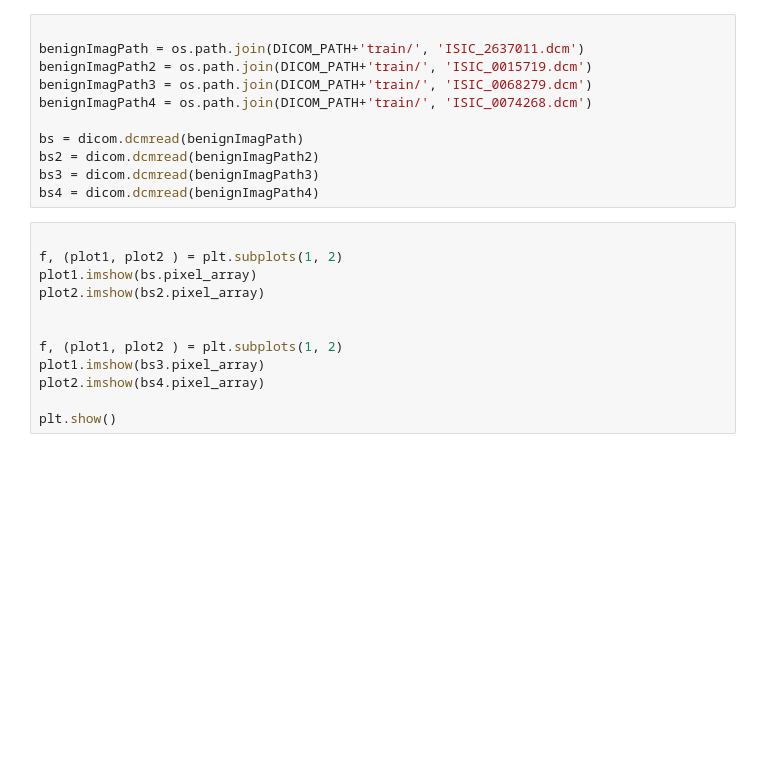
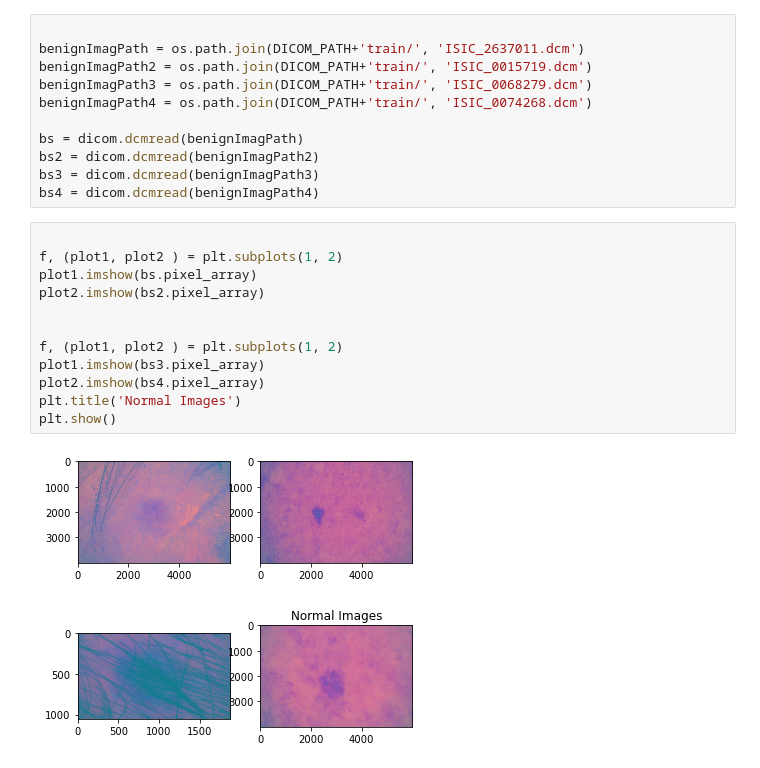
Before and after one commit to Connecting-the-Dots-with-ML/skin-cancer-detection, a Jupyter notebook: Dataset/SIIM-ISIC Melanoma Understanding.ipynb, the cells around one changed output. Drawn from its saved outputs; the diff is of its cells as text; blank space fills up the shorter version.

```diff
--- a/Dataset/SIIM-ISIC Melanoma Understanding.ipynb
+++ b/Dataset/SIIM-ISIC Melanoma Understanding.ipynb
@@ -76,15 +116,18 @@ bs4 = dicom.dcmread(benignImagPath4)
 # %%
 
 f, (plot1, plot2 ) = plt.subplots(1, 2)
 plot1.imshow(bs.pixel_array)
 plot2.imshow(bs2.pixel_array)
 
 
 f, (plot1, plot2 ) = plt.subplots(1, 2)
 plot1.imshow(bs3.pixel_array)
 plot2.imshow(bs4.pixel_array)
-
+plt.title('Normal Images')
 plt.show()
+# %% [output]
+[figure, added]
+[figure, added]
 # %%
 
 f, (plot1, plot2 ) = plt.subplots(1, 2)
```
Also changed, not shown: parts of 43 cells of this notebook.
